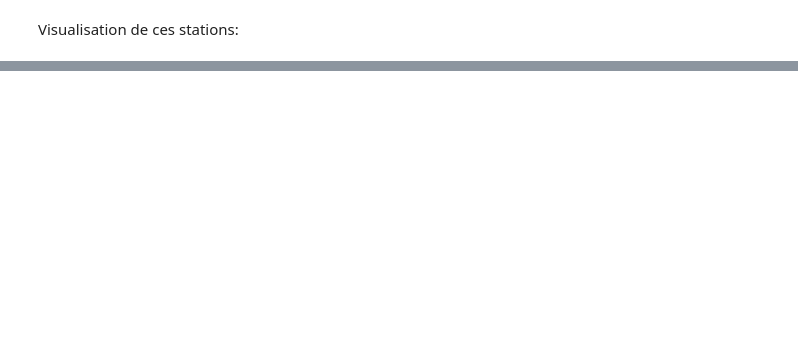
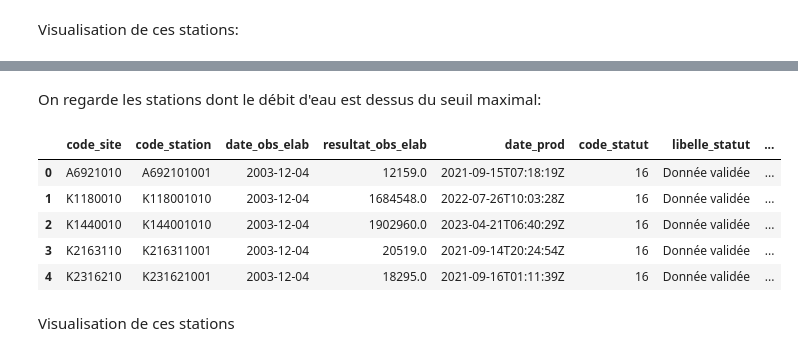
Before and after one commit to AurorePDSA/real-time-flood-alerts, a Jupyter notebook: real-time-flood-alerts-23-10.ipynb, the cells around one changed output, grey strips where cells are left out. Drawn from its saved outputs; the diff is of its cells as text; code cells hidden in the pictures; blank space fills up the shorter version.

```diff
--- a/real-time-flood-alerts-23-10.ipynb
+++ b/real-time-flood-alerts-23-10.ipynb
@@ -189,0 +194,6 @@ plt.show()
+# %%
+data_stations_final2 = data_stations.loc[data_stations['code_station'].isin(code_sites2)]
+fig = px.scatter_mapbox(data_stations_final2,lat='latitude_station',lon='longitude_station', zoom=4, center={'lat': 46.5, 'lon': 2.7274})
+fig.update_layout(title='Stations exploitables (débit)', title_x=0.5, autosize=True, height=800,
+                  mapbox_style='carto-positron')
+fig.show()
@@ -189,0 +255,25 @@ plt.show()
+# %% [markdown]
+On regarde les stations dont le débit d'eau est dessus du seuil maximal:
+# %%
+# On récupère uniquement la dernière observation pour chaque station:
+data_hydro2['date_obs_elab'] = pd.to_datetime(data_hydro2['date_obs_elab'])
+data_hydro_sorted2 = data_hydro2.sort_values(by=['code_station', 'date_obs_elab'], ascending=[True, False])
+latest_obs_per_site2 = data_hydro_sorted2.groupby('code_station').apply(lambda x: x.loc[x['date_obs_elab'].idxmax()])
+latest_obs_per_site2 = latest_obs_per_site2.reset_index(drop=True)
+
+# On regarde les stations dont le débit d'eau est dessus du seuil maximal:
+data_hydro_ALERT2 = pd.DataFrame()
+for index, row in latest_obs_per_site2.iterrows():
+    if row['resultat_obs_elab'] > float(seuils2[row['code_station']])*0.9:
+        data_hydro_ALERT2 = pd.concat([data_hydro_ALERT2,latest_obs_per_site2.loc[latest_obs_per_site2['code_station']==row['code_station']]],ignore_index=True)
+
+data_hydro_ALERT2.head()
+# %% [output]
+|  | code_site | code_station | date_obs_elab | resultat_obs_elab | date_prod | code_statut | libelle_statut | ... |
+| 0 | A6921010 | A692101001 | 2003-12-04 | 12159.0 | 2021-09-15T07:18:19Z | 16 | Donnée validée | ... |
+| 1 | K1180010 | K118001010 | 2003-12-04 | 1684548.0 | 2022-07-26T10:03:28Z | 16 | Donnée validée | ... |
+| 2 | K1440010 | K144001010 | 2003-12-04 | 1902960.0 | 2023-04-21T06:40:29Z | 16 | Donnée validée | ... |
+| 3 | K2163110 | K216311001 | 2003-12-04 | 20519.0 | 2021-09-14T20:24:54Z | 16 | Donnée validée | ... |
+| 4 | K2316210 | K231621001 | 2003-12-04 | 18295.0 | 2021-09-16T01:11:39Z | 16 | Donnée validée | ... |
+# %% [markdown]
+Visualisation de ces stations
```
Also changed, not shown: parts of 19 cells of this notebook, 6 other files.
